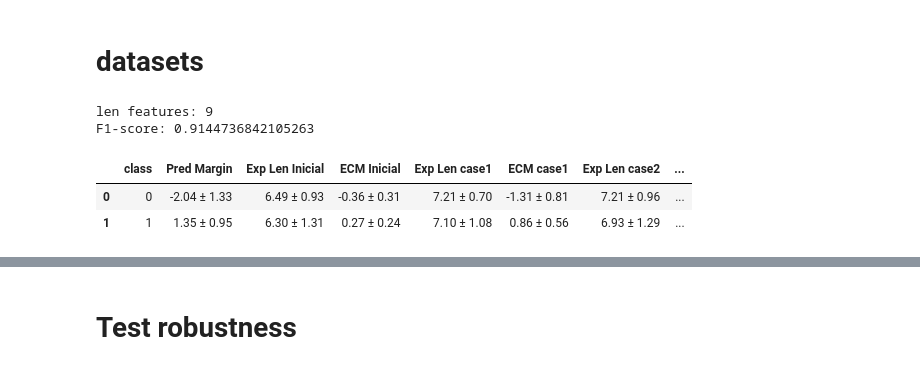
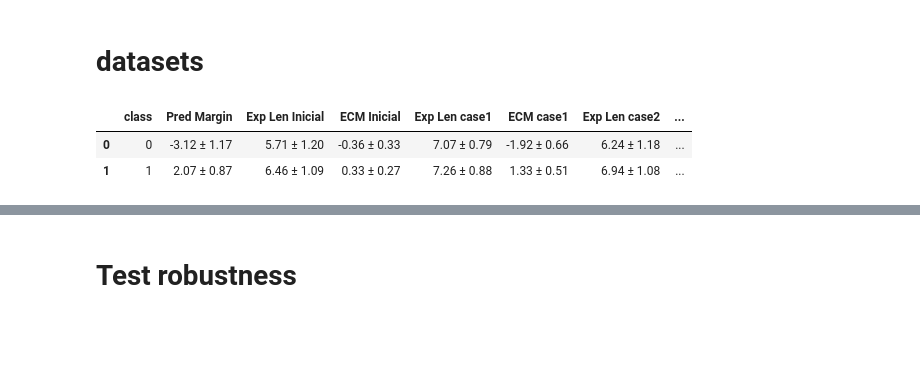
Before and after one commit to LogicExplainML-LEML/LogicExplainML, a Jupyter notebook: result_data/model_notebook.ipynb, the cells around one changed output, grey strips where cells are left out. Cells and saved outputs as stored; diff of their text form; code cells hidden in the pictures; blank space fills up the shorter version.

```diff
--- a/result_data/model_notebook.ipynb
+++ b/result_data/model_notebook.ipynb
@@ -318,0 +361,11 @@ def generate_results(explainer, X_test, y_pred, classification, path, reorder="a
+# %%
+dataset_names = ["saheart", "adult", "mushroom", "sonar"]
+
+dataset_params = {
+    "adult": {"n_estimators": 30},
+    "saheart": {"n_estimators": 30},
+    "mushroom": {"n_estimators": 30},
+    "sonar": {"n_estimators": 30},
+}
+
+dataset_context = prepare_all_datasets(dataset_names, dataset_params)
@@ -465,32 +487,9 @@ Final predicted margin: 0.39169506717
 # %% [markdown]
 ## functions
 # %%
-import pandas as pd
-from xgboost import XGBClassifier
-from sklearn.metrics import accuracy_score, precision_score, recall_score, f1_score
-from sklearn.model_selection import train_test_split
-
-def get_explain_results_n(dataset_name, n_samples, n_estimators=30, max_depth=3):
-    # Load and prepare data
-    dataset = fetch_data(dataset_name)
-    X = dataset.drop('target', axis=1)
-    y = dataset['target']
-
-    # Train XGBoost model
-    model = XGBClassifier(n_estimators=n_estimators, max_depth=max_depth)
-    model.fit(X, y)
+def get_explain_results_n(dataset_name, n_samples):
+    model, X, y, explainer = dataset_context[dataset_name]
     y_pred = model.predict(X)
-
-    # Basic metrics
-    print("len features:", len(X.columns))
-    # print("Test size:", len(X_test))
-    # print("Accuracy:", accuracy_score(y_test, y_pred))
-    # print("Precision:", precision_score(y_test, y_pred))
-    # print("Recall:", recall_score(y_test, y_pred))
-    print("F1-score:", f1_score(y, y_pred))
-
-    # Create explainer
-    explainer = XGBoostExplainer(model, X)
 
     # Prepare result DataFrame
     results = []
@@ -578,15 +577,13 @@ def summarize_explanations(df_results):
 # %% [markdown]
 # datasets
 # %%
-df_saheart = get_explain_results_n("saheart", 100, n_estimators=50)
+df_saheart = get_explain_results_n("saheart", 100)
 df_summary_saheart = summarize_explanations(df_saheart)
 df_summary_saheart
 # %% [output]
-len features: 9
-F1-score: 0.9144736842105263
 |  | class | Pred Margin | Exp Len Inicial | ECM Inicial | Exp Len case1 | ECM case1 | Exp Len case2 | ... |
-| 0 | 0 | -2.04 ± 1.33 | 6.49 ± 0.93 | -0.36 ± 0.31 | 7.21 ± 0.70 | -1.31 ± 0.81 | 7.21 ± 0.96 | ... |
-| 1 | 1 | 1.35 ± 0.95 | 6.30 ± 1.31 | 0.27 ± 0.24 | 7.10 ± 1.08 | 0.86 ± 0.56 | 6.93 ± 1.29 | ... |
+| 0 | 0 | -3.12 ± 1.17 | 5.71 ± 1.20 | -0.36 ± 0.33 | 7.07 ± 0.79 | -1.92 ± 0.66 | 6.24 ± 1.18 | ... |
+| 1 | 1 | 2.07 ± 0.87 | 6.46 ± 1.09 | 0.33 ± 0.27 | 7.26 ± 0.88 | 1.33 ± 0.51 | 6.94 ± 1.08 | ... |
 # %%
 df_adult = get_explain_results_n("adult", 100)
 df_summary_adult = summarize_explanations(df_adult)
```
Also changed, not shown: parts of 20 cells of this notebook.
